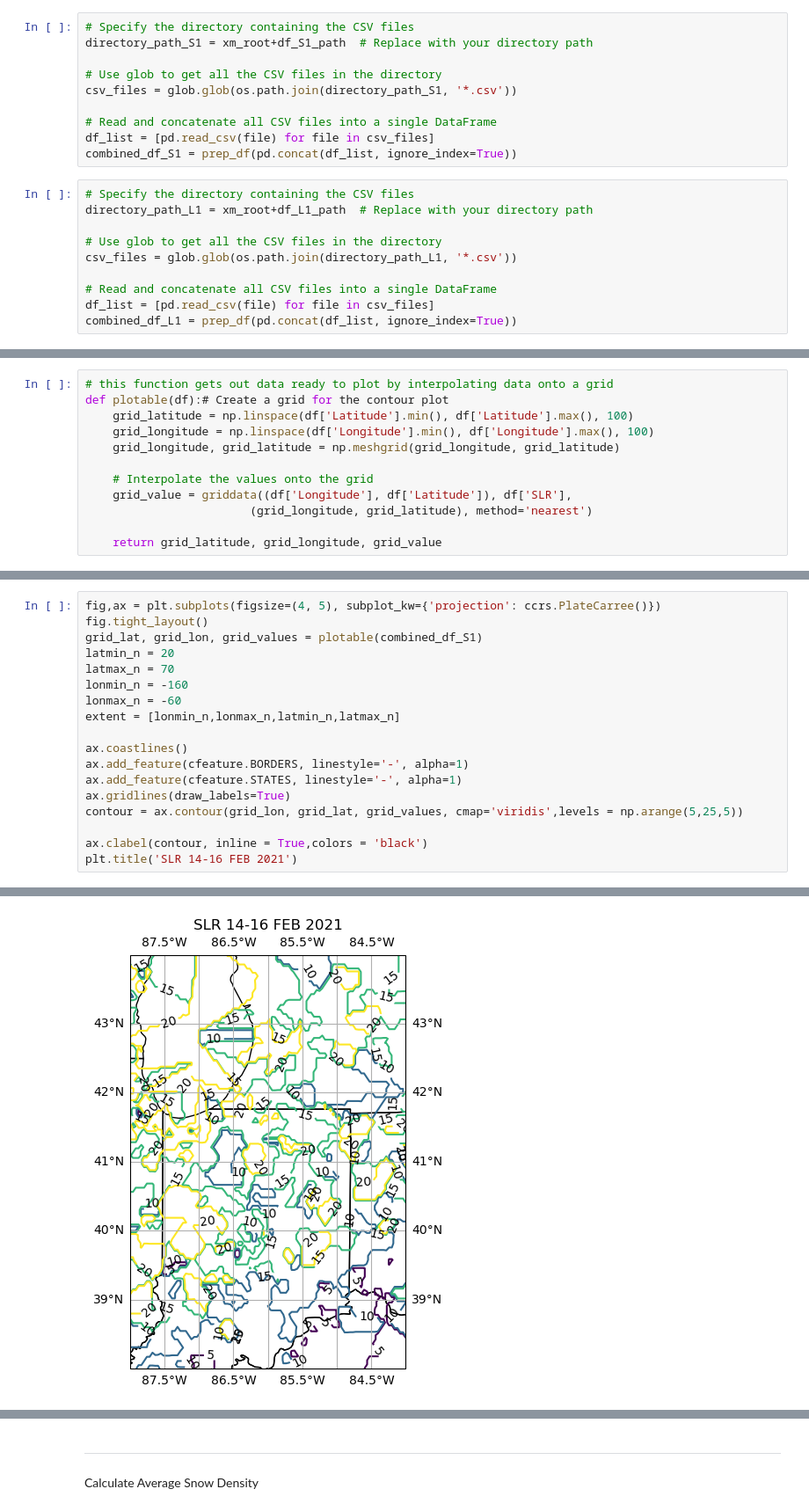
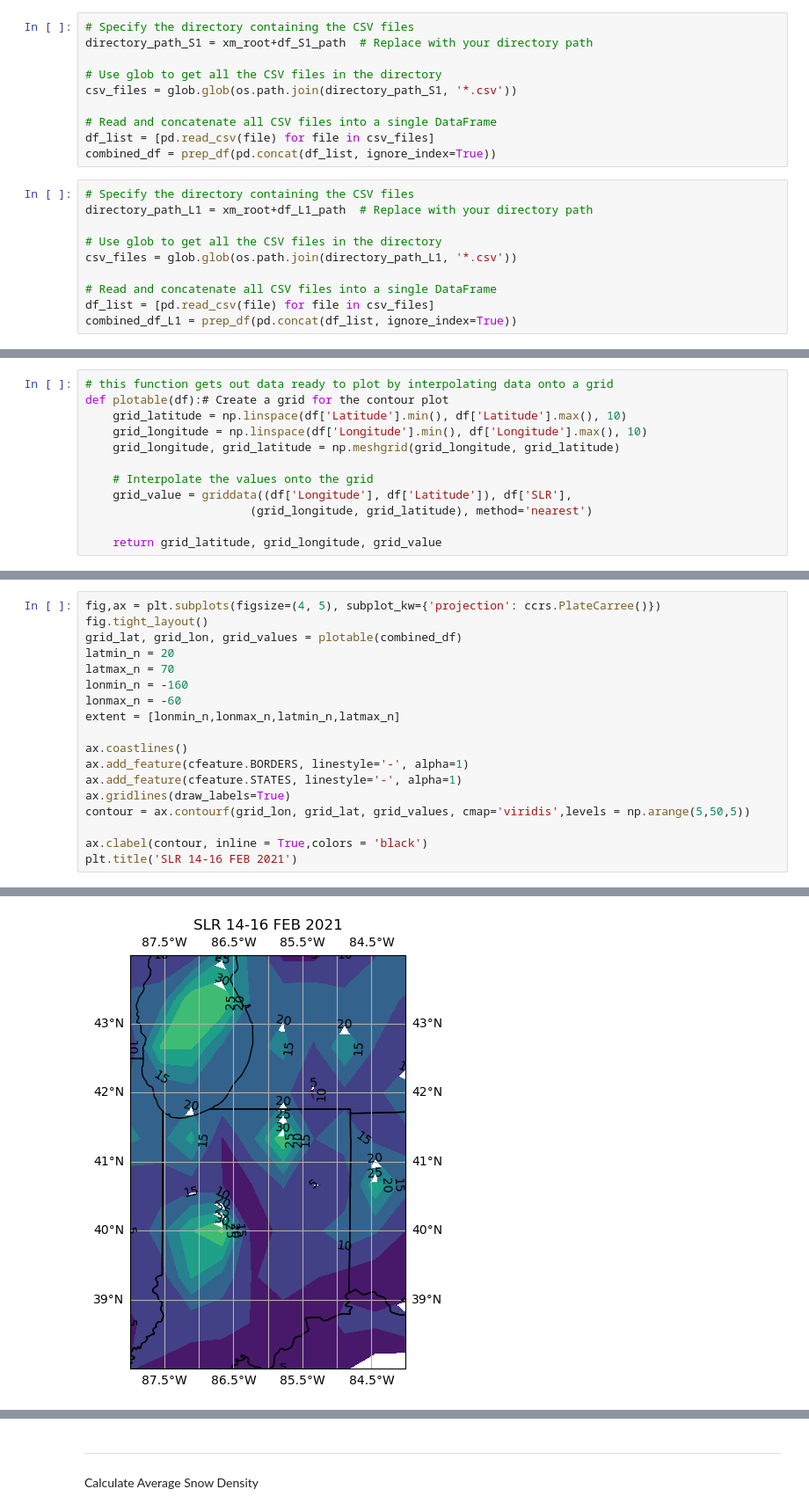
Before and after one commit to ROME-git/EAPS507_Final_Fall2024, a Jupyter notebook: snowfall_plots.ipynb, the cells around one changed output, grey strips where cells are left out. Shown at 88% size. Cells and saved outputs as stored; diff of their text form.

Commit message:
updated with mean and 5 point grids

```diff
--- a/snowfall_plots.ipynb
+++ b/snowfall_plots.ipynb
@@ -108,7 +120,7 @@ csv_files = glob.glob(os.path.join(directory_path_S1, '*.csv'))
 
 # Read and concatenate all CSV files into a single DataFrame
 df_list = [pd.read_csv(file) for file in csv_files]
-combined_df_S1 = prep_df(pd.concat(df_list, ignore_index=True))
+combined_df = prep_df(pd.concat(df_list, ignore_index=True))
 # %%
 # Specify the directory containing the CSV files
 directory_path_L1 = xm_root+df_L1_path  # Replace with your directory path
@@ -125,8 +134,8 @@ define a function to grid data so we can plot it
 # %%
 # this function gets out data ready to plot by interpolating data onto a grid
 def plotable(df):# Create a grid for the contour plot
-    grid_latitude = np.linspace(df['Latitude'].min(), df['Latitude'].max(), 100)
-    grid_longitude = np.linspace(df['Longitude'].min(), df['Longitude'].max(), 100)
+    grid_latitude = np.linspace(df['Latitude'].min(), df['Latitude'].max(), 10)
+    grid_longitude = np.linspace(df['Longitude'].min(), df['Longitude'].max(), 10)
     grid_longitude, grid_latitude = np.meshgrid(grid_longitude, grid_latitude)
 
     # Interpolate the values onto the grid
@@ -167,21 +203,21 @@ print(f' Mean SLR from Synoptic Event 1: {combined_df_S1.SLR.mean():.0f}')
 # %%
 fig,ax = plt.subplots(figsize=(4, 5), subplot_kw={'projection': ccrs.PlateCarree()})
 fig.tight_layout()
-grid_lat, grid_lon, grid_values = plotable(combined_df_S1)
+grid_lat, grid_lon, grid_values = plotable(combined_df)
 latmin_n = 20
 latmax_n = 70
 lonmin_n = -160
 lonmax_n = -60
 extent = [lonmin_n,lonmax_n,latmin_n,latmax_n]
 
 ax.coastlines()
 ax.add_feature(cfeature.BORDERS, linestyle='-', alpha=1)
 ax.add_feature(cfeature.STATES, linestyle='-', alpha=1)
 ax.gridlines(draw_labels=True)
-contour = ax.contour(grid_lon, grid_lat, grid_values, cmap='viridis',levels = np.arange(5,25,5))
+contour = ax.contourf(grid_lon, grid_lat, grid_values, cmap='viridis',levels = np.arange(5,50,5))
 
 ax.clabel(contour, inline = True,colors = 'black')
 plt.title('SLR 14-16 FEB 2021')
 # %% [output]
 Text(0.5, 1.0, 'SLR 14-16 FEB 2021')
-[figure, old version]
+[figure, new version]
```
Also changed, not shown: parts of 24 cells of this notebook.
